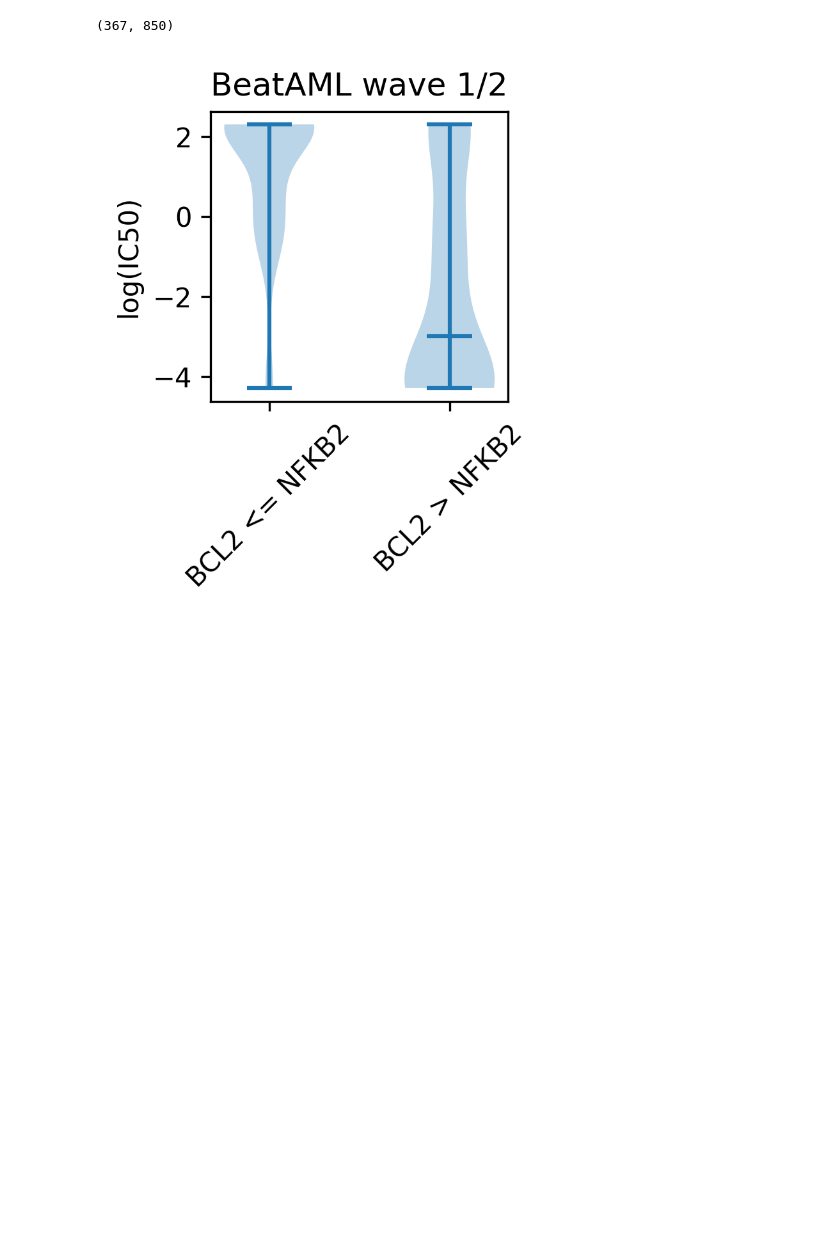
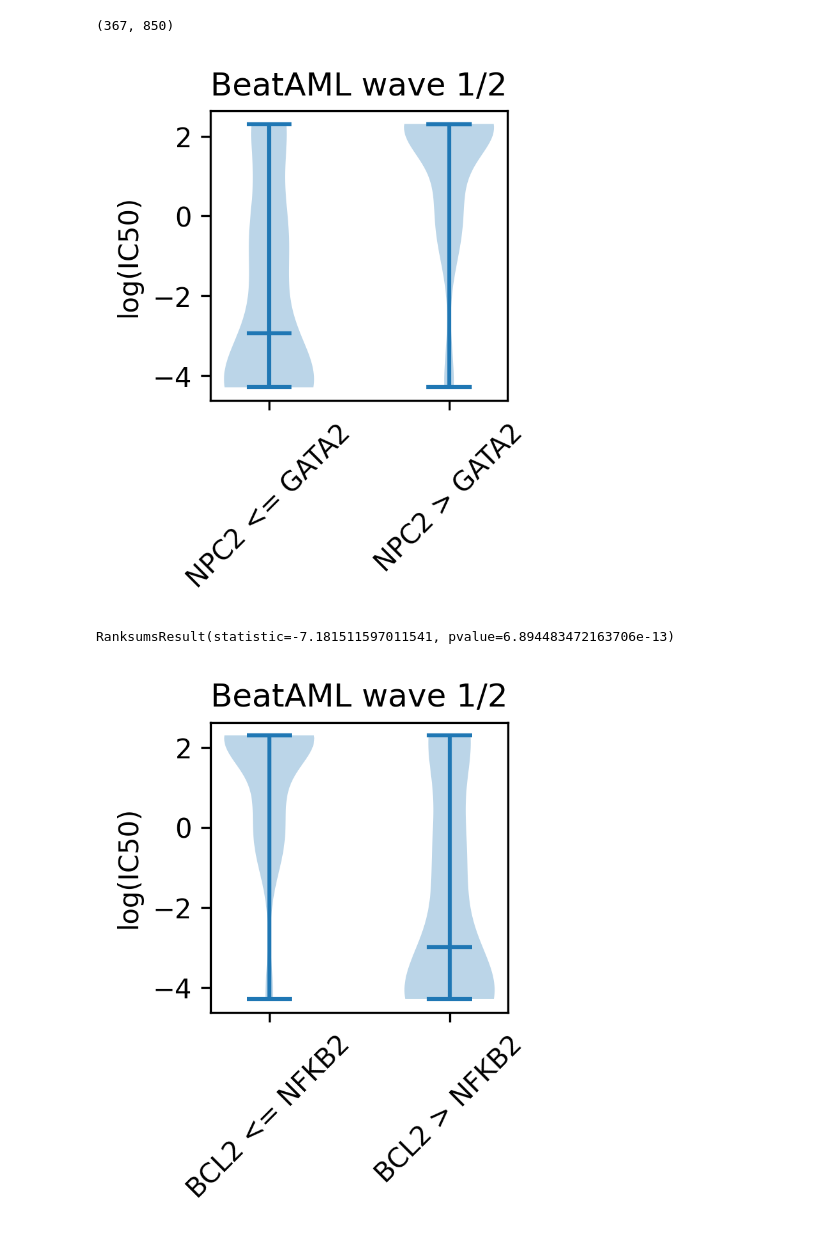
Before and after one commit to gloriachin/KG_Prediction_AML, a Jupyter notebook: step9_validation_of_features.ipynb, the cells around one changed output. Drawn from its saved outputs; the diff is of its cells as text; code cells hidden in the pictures; blank space fills up the shorter version.

Commit message:
clean script related to Figure 4

```diff
--- a/step9_validation_of_features.ipynb
+++ b/step9_validation_of_features.ipynb
@@ -192,9 +192,10 @@ Drug_data = pd.read_csv("../../../Data_resource/Drug_Response.csv",index_col = "
 GE = pd.read_csv("../../../Data_resource/RPKM.csv",index_col = "Unnamed: 0")
 
 #Load features from features that predict drug response, regulatory graph and house keeping genes
-#sele_house_keeping =  ["GPS2", "RPS10","ZNF91","FNTA","PSMC1","GPS1","MLH1","ARAF","SF3B2","PSMD2","SRP14","GNB1","HNRNPK","ARF1","RPS11"]
 sele_house_keeping = ['RPS10','FNTA','COX6A1','BECN1', 'SF3B2','PSMB2','AUP1','SRP14','HNRNPK', 'CCNI', 'RHOA', 'PABPC1','RPS11','TPT1','FTL']
-KG_expr_resp = pd.read_csv("../../../../Manuscript/Supplemental_Tables/Supplemental_2_KG_Expr_drug_lasso_Coef_features_over0_gt50p.csv")
+#KG_expr_resp = pd.read_csv("../../../../Manuscript/Supplemental_Tables/Supplemental_2_KG_Expr_drug_lasso_Coef_features_over0_gt50p.csv")
+KG_expr_resp = pd.read_csv("./Data/Supplementary_table_1_KG_Expr_drug_lasso_Coef_features_over0_gt50p.csv")
+
 KG_reg = pd.read_csv("KG_regulatory_graph_Mar1_2023.csv")
 
 
@@ -285,6 +286,28 @@ df_sele__wave3.shape
 (367, 850)
 # %%
 df_sele__wave3_new = df_sele__wave3.loc[(set(df_sele__wave3.index)-set(df_sele.index)),:]
+# %%
+Feature = "NPC2-GATA2"
+
+
+arr1 = df_sele.loc[df_sele[Feature] == 0,]['ic50']
+arr2  = df_sele.loc[df_sele[Feature] == 1,]['ic50']
+
+#plot a violin plot for arr1 and arr2
+plt.figure(dpi = 300, figsize = (2, 2))
+plt.violinplot([np.log(arr1), np.log(arr2)], showmedians=True)
+plt.ylabel('log(IC50)')
+plt.title("BeatAML wave 1/2")
+plt.xticks([1, 2],
+           [' <= '.join([Feature.split("-")[0], Feature.split('-')[1]]),  ' > '.join([Feature.split("-")[0], Feature.split('-')[1]])],
+           rotation = 45)
+plt.show()
+
+# wilcoxon rank sum test for arr1 and arr2
+stats.ranksums(arr1, arr2)
+# %% [output]
+[figure, added]
+RanksumsResult(statistic=-7.181511597011541, pvalue=6.894483472163706e-13)
 # %%
 Feature = "NPC2-GATA2"
 #Feature = "FGD4-MIR4519"
```
Also changed, not shown: parts of 8 cells of this notebook.
